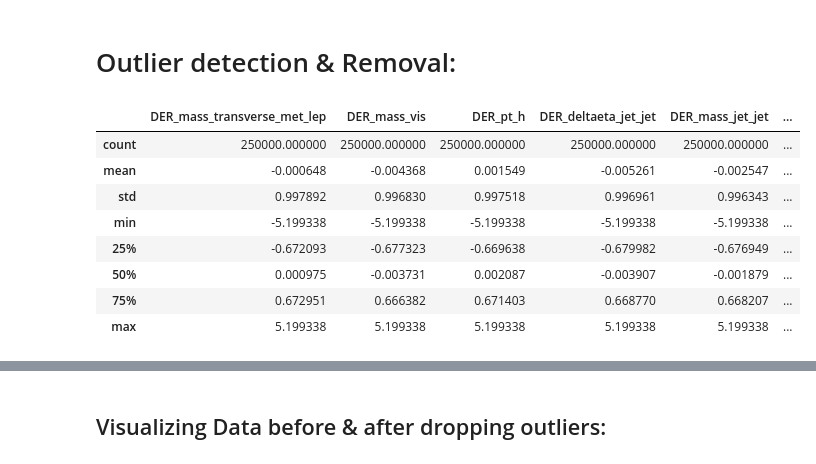
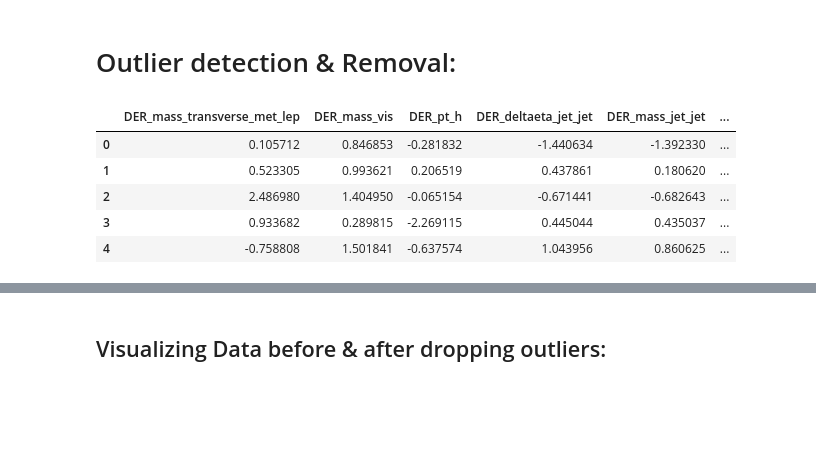
Before and after one commit to Deepankar-98/higgs_boson_kaggle, a Jupyter notebook: notebooks/02-Multicolinearity, outlier handling and visualizing.ipynb, the cells around one changed output, grey strips where cells are left out. Drawn from its saved outputs; the diff is of its cells as text; code cells hidden in the pictures; blank space fills up the shorter version.

```diff
--- a/notebooks/02-Multicolinearity, outlier handling and visualizing.ipynb
+++ b/notebooks/02-Multicolinearity, outlier handling and visualizing.ipynb
@@ -258,17 +252,14 @@ Report ../reports/op_sv_QuantileTransformer.html was generated! NOTEBOOK/COLAB U
 df3 = pd.read_csv('../data/interim/train_MICE_median_ind_QuantileTransformer.csv')
 df3_test = pd.read_csv('../data/interim/test_MICE_median_ind_QuantileTransformer.csv')
 # %%
-df3.describe()
+df3.head()
 # %% [output]
 |  | DER_mass_transverse_met_lep | DER_mass_vis | DER_pt_h | DER_deltaeta_jet_jet | DER_mass_jet_jet | ... |
-| count | 250000.000000 | 250000.000000 | 250000.000000 | 250000.000000 | 250000.000000 | ... |
-| mean | -0.000648 | -0.004368 | 0.001549 | -0.005261 | -0.002547 | ... |
-| std | 0.997892 | 0.996830 | 0.997518 | 0.996961 | 0.996343 | ... |
-| min | -5.199338 | -5.199338 | -5.199338 | -5.199338 | -5.199338 | ... |
-| 25% | -0.672093 | -0.677323 | -0.669638 | -0.679982 | -0.676949 | ... |
-| 50% | 0.000975 | -0.003731 | 0.002087 | -0.003907 | -0.001879 | ... |
-| 75% | 0.672951 | 0.666382 | 0.671403 | 0.668770 | 0.668207 | ... |
-| max | 5.199338 | 5.199338 | 5.199338 | 5.199338 | 5.199338 | ... |
+| 0 | 0.105712 | 0.846853 | -0.281832 | -1.440634 | -1.392330 | ... |
+| 1 | 0.523305 | 0.993621 | 0.206519 | 0.437861 | 0.180620 | ... |
+| 2 | 2.486980 | 1.404950 | -0.065154 | -0.671441 | -0.682643 | ... |
+| 3 | 0.933682 | 0.289815 | -2.269115 | 0.445044 | 0.435037 | ... |
+| 4 | -0.758808 | 1.501841 | -0.637574 | 1.043956 | 0.860625 | ... |
 # %%
 cols = ['DER_mass_transverse_met_lep', 'DER_mass_vis', 'DER_pt_h',
        'DER_deltaeta_jet_jet', 'DER_mass_jet_jet', 'DER_prodeta_jet_jet',
```
Also changed, not shown: parts of 29 cells of this notebook, 1 other file.
